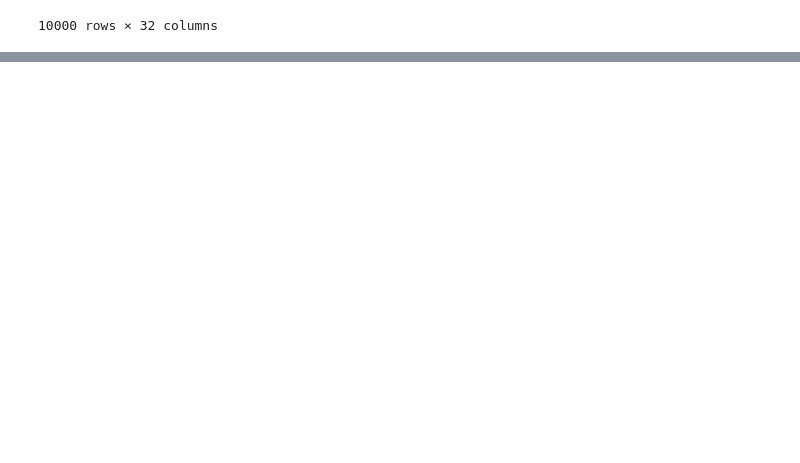
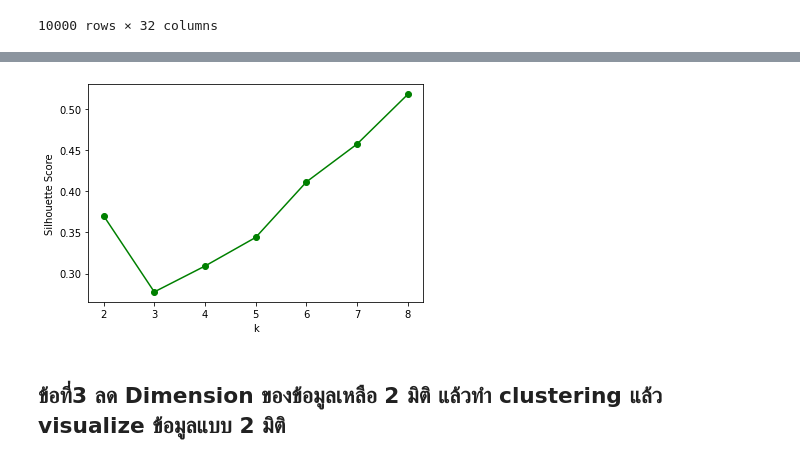
Before and after one commit to SupawadeeKhamthuy/multivariate, a Jupyter notebook: Multivariate_Exam.ipynb, the cells around one changed output, grey strips where cells are left out. Drawn from its saved outputs; the diff is of its cells as text; code cells hidden in the pictures; blank space fills up the shorter version.

```diff
--- a/Multivariate_Exam.ipynb
+++ b/Multivariate_Exam.ipynb
@@ -59,0 +217,15 @@ Data
+# %%
+SilH = list()
+for k in [2,3,4,5,6,7,8]:
+    kmeans = KMeans(n_clusters=k, random_state=2021)
+    kmeans.fit(Data)
+    score = metrics.silhouette_score(Data,kmeans.labels_)
+    SilH.append(score)
+# %%
+plt.plot([2,3,4,5,6,7,8],SilH,'o-g')
+plt.xlabel('k')
+plt.ylabel('Silhouette Score');
+# %% [output]
+[figure, added]
+# %% [markdown]
+## **ข้อที่3 ลด Dimension ของข้อมูลเหลือ 2 มิติ แล้วทำ clustering แล้ว visualize ข้อมูลแบบ 2 มิติ**
```
Also changed, not shown: parts of 37 cells of this notebook.
